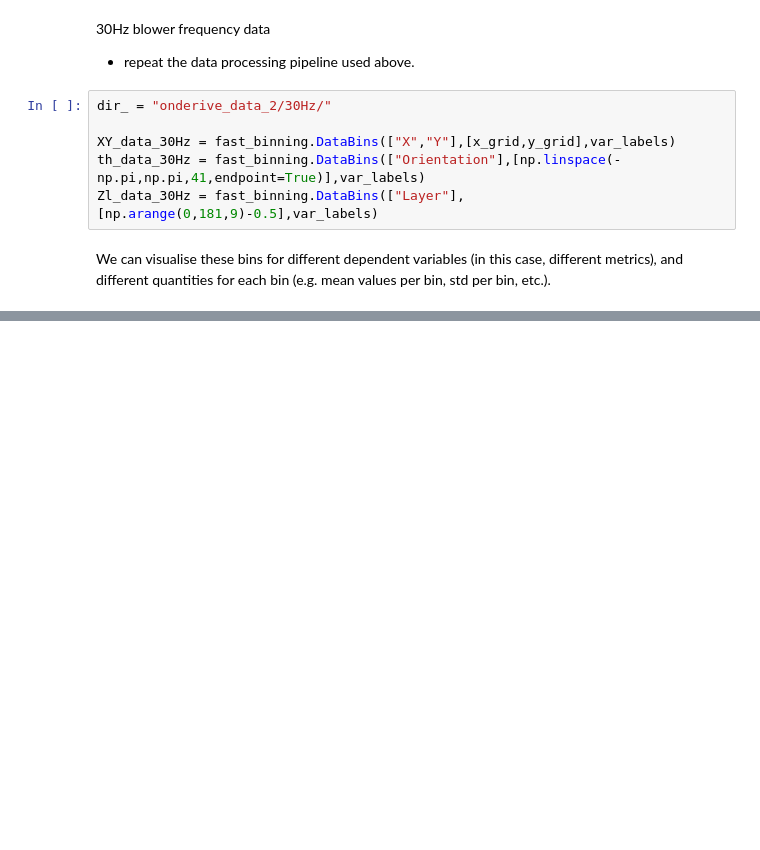
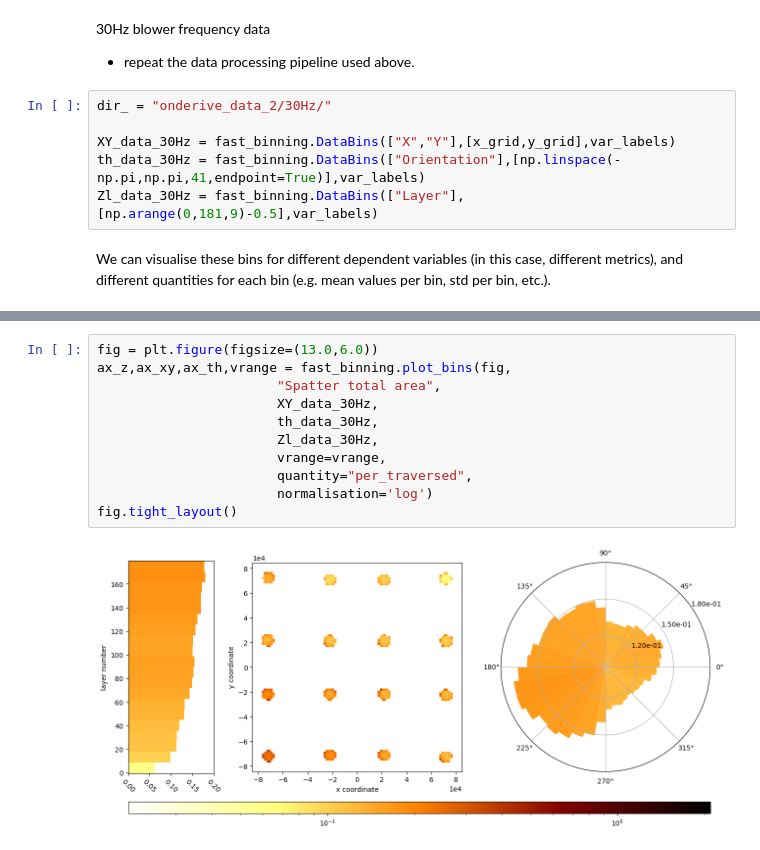
Before and after one commit to PatLT/grouch-binning, a Jupyter notebook: binning_v2.ipynb, the cells around one changed output, grey strips where cells are left out. Saved outputs shown, nothing was run; the diff lists cells and outputs as text; blank space fills up the shorter version.

```diff
--- a/binning_v2.ipynb
+++ b/binning_v2.ipynb
@@ -163,0 +103,13 @@ np.add.at(self.count_bins,xy[None,:],finite_vals)
+# %%
+fig = plt.figure(figsize=(13.0,6.0))
+ax_z,ax_xy,ax_th,vrange = fast_binning.plot_bins(fig,
+                       "Spatter total area",
+                       XY_data_30Hz,
+                       th_data_30Hz,
+                       Zl_data_30Hz,
+                       vrange=vrange,
+                       quantity="per_traversed",
+                       normalisation='log')
+fig.tight_layout()
+# %% [output]
+[figure, added]
```
Also changed, not shown: parts of 22 cells of this notebook, 1 other file.
